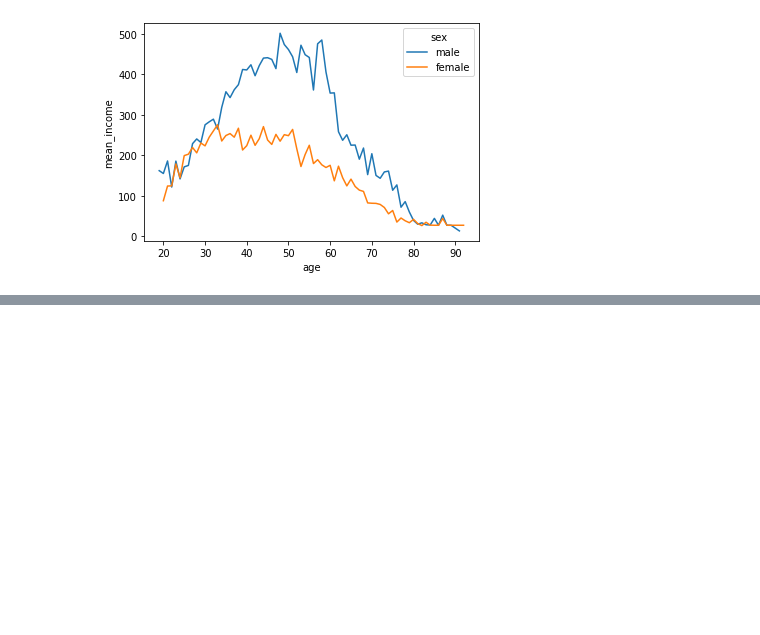
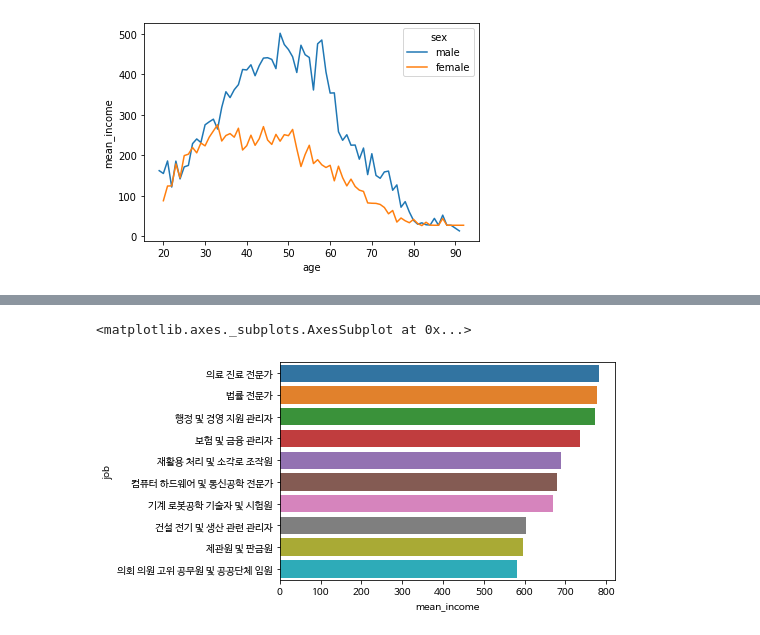
Before and after one commit to chaiminwoo0223/Data-Analysis, a Jupyter notebook: 08 - example.ipynb, the cells around one changed output, grey strips where cells are left out. Saved outputs shown, nothing was run; the diff lists cells and outputs as text; code cells hidden in the pictures; blank space fills up the shorter version.

```diff
--- a/08 - example.ipynb
+++ b/08 - example.ipynb
@@ -357,0 +391,4 @@ sns.lineplot(data = sex_age, x = 'age', y = 'mean_income', hue = 'sex')
+# %%
+# welfare에 list_job 결합하기
+welfare = welfare.merge(list_job, how = 'left', on = 'code_job')
+welfare.head()
@@ -357,0 +429,5 @@ sns.lineplot(data = sex_age, x = 'age', y = 'mean_income', hue = 'sex')
+# %%
+job_income = welfare.dropna(subset = ['job', 'income'])\
+                    .groupby('job', as_index = False)\
+                    .agg(mean_income = ('income', 'mean'))
+job_income.head() # 직업별 월급 평균표
@@ -357,0 +466,7 @@ sns.lineplot(data = sex_age, x = 'age', y = 'mean_income', hue = 'sex')
+# %%
+import matplotlib.pyplot as plt
+plt.rcParams['font.family'] = 'NanumBarunGothic'
+# %%
+# 상위 10위 출력
+top10 = job_income.sort_values('mean_income', ascending = False).head(10)
+top10
@@ -357,0 +485,5 @@ sns.lineplot(data = sex_age, x = 'age', y = 'mean_income', hue = 'sex')
+# %%
+sns.barplot(data = top10, x = 'mean_income', y = 'job')
+# %% [output]
+<matplotlib.axes._subplots.AxesSubplot at 0x...>
+[figure, added]
```
Also changed, not shown: parts of 24 cells of this notebook.
